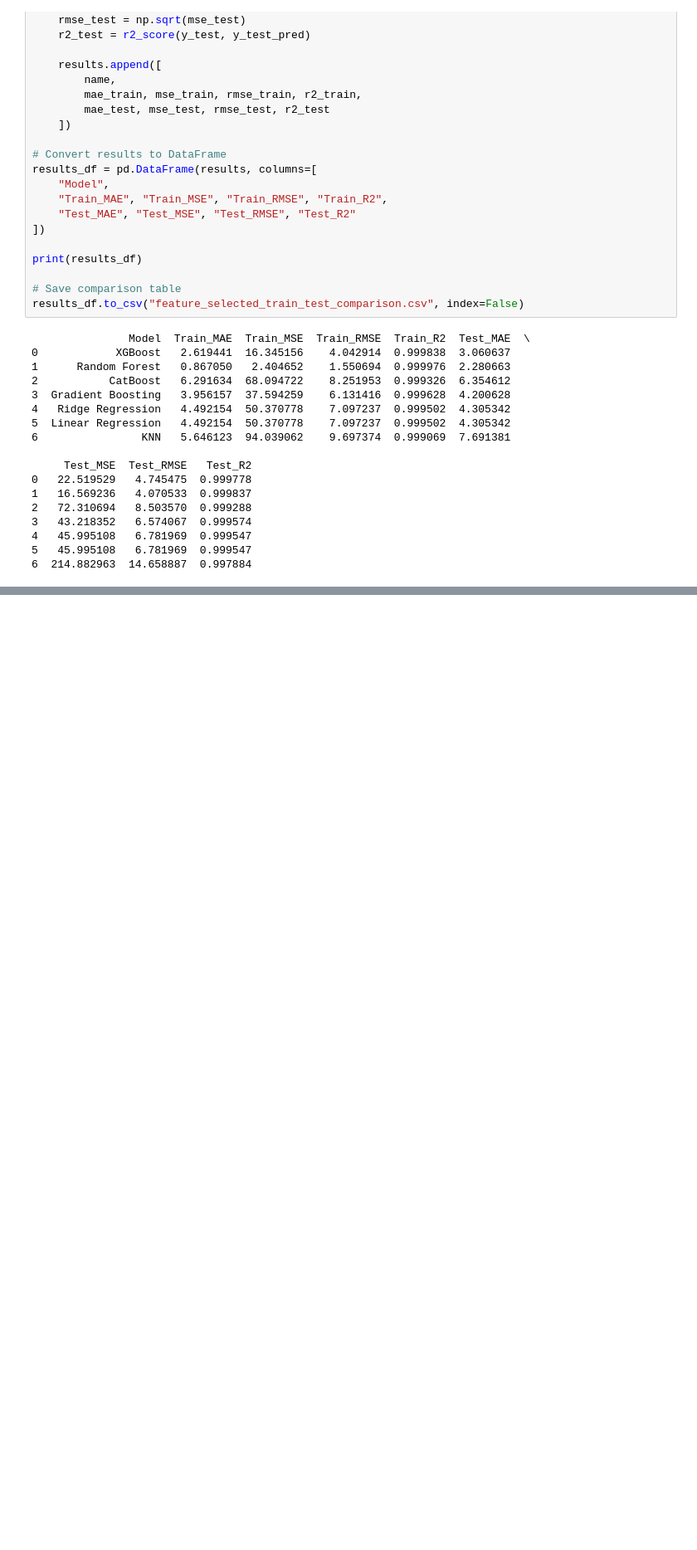
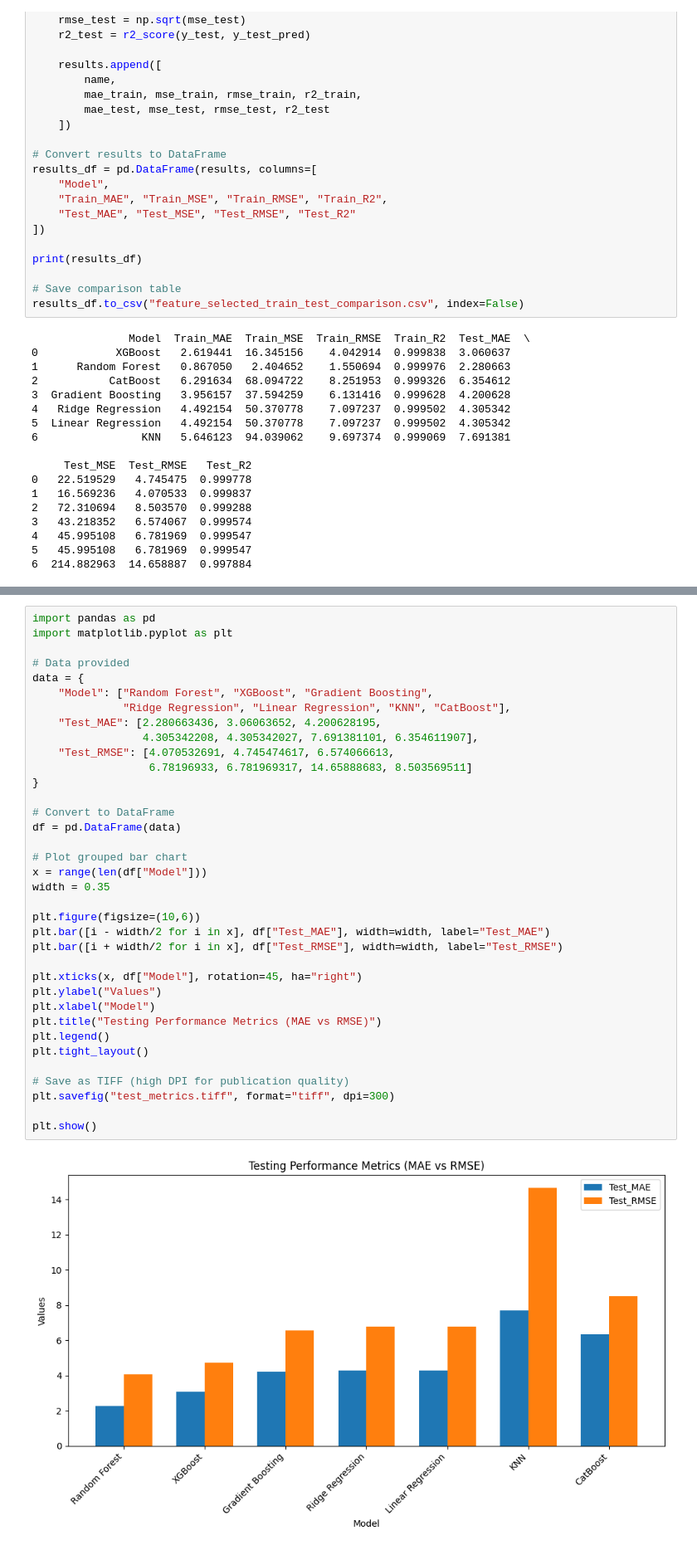
Before and after one commit to prksh830/Healthcare, a Jupyter notebook: RUL_BATTERY_ANALYSIS.ipynb, the cells around one changed output, grey strips where cells are left out. Shown at 83% size. Saved outputs shown, nothing was run; the diff lists cells and outputs as text; blank space fills up the shorter version.

```diff
--- a/RUL_BATTERY_ANALYSIS.ipynb
+++ b/RUL_BATTERY_ANALYSIS.ipynb
@@ -1077,0 +1192,38 @@ results_df.to_csv("feature_selected_train_test_comparison.csv", index=False)
+# %%
+import pandas as pd
+import matplotlib.pyplot as plt
+
+# Data provided
+data = {
+    "Model": ["Random Forest", "XGBoost", "Gradient Boosting",
+              "Ridge Regression", "Linear Regression", "KNN", "CatBoost"],
+    "Test_MAE": [2.280663436, 3.06063652, 4.200628195,
+                 4.305342208, 4.305342027, 7.691381101, 6.354611907],
+    "Test_RMSE": [4.070532691, 4.745474617, 6.574066613,
+                  6.78196933, 6.781969317, 14.65888683, 8.503569511]
+}
+
+# Convert to DataFrame
+df = pd.DataFrame(data)
+
+# Plot grouped bar chart
+x = range(len(df["Model"]))
+width = 0.35
+
+plt.figure(figsize=(10,6))
+plt.bar([i - width/2 for i in x], df["Test_MAE"], width=width, label="Test_MAE")
+plt.bar([i + width/2 for i in x], df["Test_RMSE"], width=width, label="Test_RMSE")
+
+plt.xticks(x, df["Model"], rotation=45, ha="right")
+plt.ylabel("Values")
+plt.xlabel("Model")
+plt.title("Testing Performance Metrics (MAE vs RMSE)")
+plt.legend()
+plt.tight_layout()
+
+# Save as TIFF (high DPI for publication quality)
+plt.savefig("test_metrics.tiff", format="tiff", dpi=300)
+
+plt.show()
+# %% [output]
+[figure, added]
```
Also changed, not shown: parts of 5 cells of this notebook.
